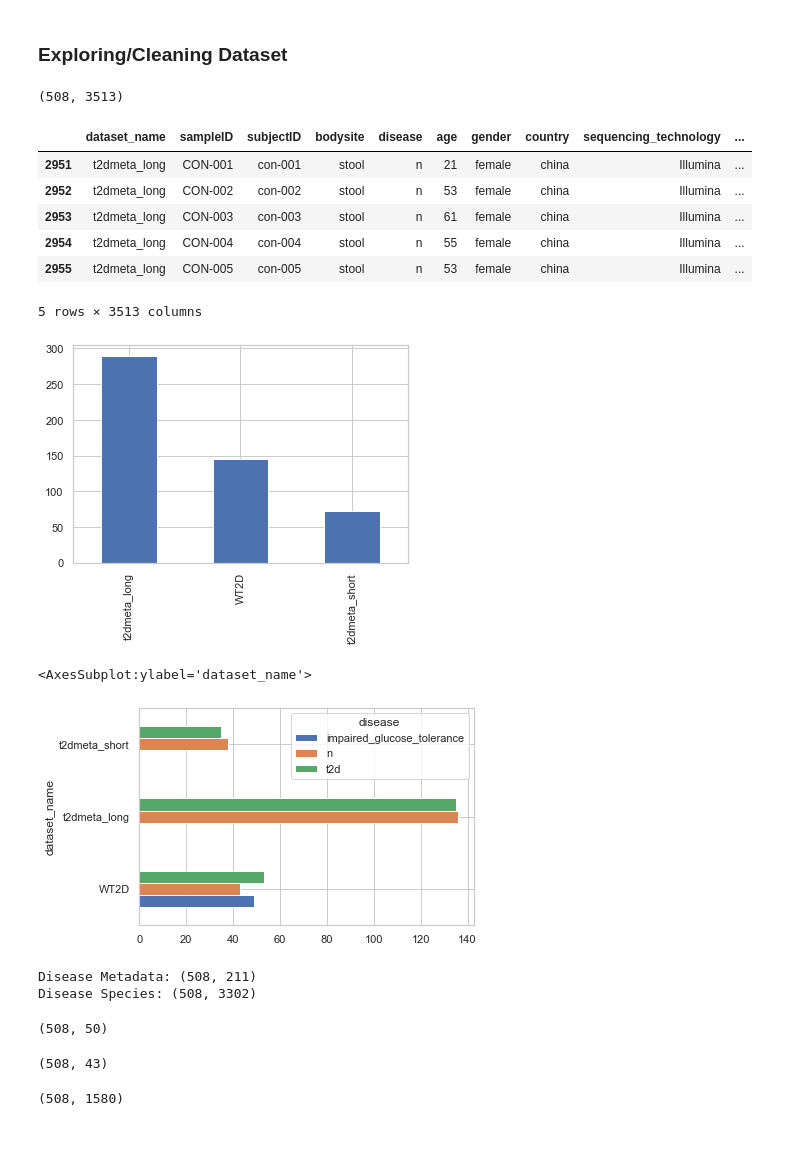
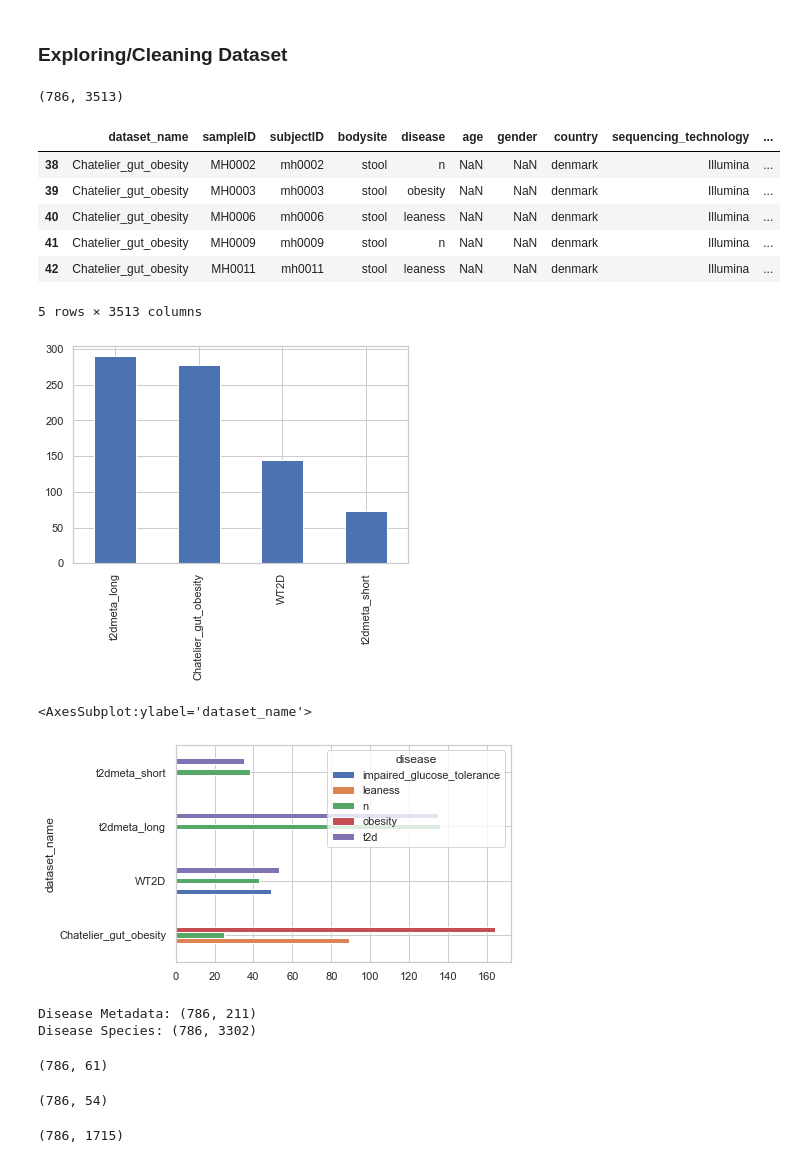
Before and after one commit to ahmadhassan997/CSCI-5523-Human-Microbiome-Project, a Jupyter notebook: scripts/01c-ExploratoryModeling.ipynb, the cells around one changed output. Saved outputs shown, nothing was run; the diff lists cells and outputs as text; code cells hidden in the pictures; blank space fills up the shorter version.

```diff
--- a/scripts/01c-ExploratoryModeling.ipynb
+++ b/scripts/01c-ExploratoryModeling.ipynb
@@ -50,38 +50,38 @@ Name: disease, dtype: int64
 ### Exploring/Cleaning Dataset
 # %%
 # lets work with a few datasets only (diabetes, obesity, leanness)
+abundance_df = abundance_df.loc[(abundance_df.dataset_name == 'WT2D') |
+                                (abundance_df.dataset_name == 't2dmeta_long')|
+                                (abundance_df.dataset_name == 't2dmeta_short') |
+                                (abundance_df.dataset_name == 'Chatelier_gut_obesity'),:]
 # abundance_df = abundance_df.loc[(abundance_df.dataset_name == 'WT2D') |
 #                                 (abundance_df.dataset_name == 't2dmeta_long')|
-#                                 (abundance_df.dataset_name == 't2dmeta_short') |
-#                                 (abundance_df.dataset_name == 'Chatelier_gut_obesity'),:]
-abundance_df = abundance_df.loc[(abundance_df.dataset_name == 'WT2D') |
-                                (abundance_df.dataset_name == 't2dmeta_long')|
-                                (abundance_df.dataset_name == 't2dmeta_short'),:]
+#                                 (abundance_df.dataset_name == 't2dmeta_short'),:]
 
 # change missing values to nan
 abundance_df = abundance_df.replace('nd', np.nan).replace('na', np.nan).replace('-', np.nan).replace(' -', np.nan)
 print(abundance_df.shape)
 abundance_df.head()
 # %% [output]
-(508, 3513)
+(786, 3513)
 |  | dataset_name | sampleID | subjectID | bodysite | disease | age | gender | country | sequencing_technology | ... |
-| 2951 | t2dmeta_long | CON-001 | con-001 | stool | n | 21 | female | china | Illumina | ... |
-| 2952 | t2dmeta_long | CON-002 | con-002 | stool | n | 53 | female | china | Illumina | ... |
-| 2953 | t2dmeta_long | CON-003 | con-003 | stool | n | 61 | female | china | Illumina | ... |
-| 2954 | t2dmeta_long | CON-004 | con-004 | stool | n | 55 | female | china | Illumina | ... |
-| 2955 | t2dmeta_long | CON-005 | con-005 | stool | n | 53 | female | china | Illumina | ... |
+| 38 | Chatelier_gut_obesity | MH0002 | mh0002 | stool | n | NaN | NaN | denmark | Illumina | ... |
+| 39 | Chatelier_gut_obesity | MH0003 | mh0003 | stool | obesity | NaN | NaN | denmark | Illumina | ... |
+| 40 | Chatelier_gut_obesity | MH0006 | mh0006 | stool | leaness | NaN | NaN | denmark | Illumina | ... |
+| 41 | Chatelier_gut_obesity | MH0009 | mh0009 | stool | n | NaN | NaN | denmark | Illumina | ... |
+| 42 | Chatelier_gut_obesity | MH0011 | mh0011 | stool | leaness | NaN | NaN | denmark | Illumina | ... |
 5 rows × 3513 columns
 # %%
 # unique datasets
 df = abundance_df['dataset_name'].value_counts().plot.bar()
 # %% [output]
-[figure, old version]
+[figure, new version]
 # %%
 # Unique diseases in all datasets
 abundance_df.groupby('dataset_name')['disease'].value_counts().unstack().plot.barh()
 # %% [output]
 <AxesSubplot:ylabel='dataset_name'>
-[figure, old version]
+[figure, new version]
 # %%
 # divided the abundance data to metadata and species data
 split_index = abundance_df.columns.get_loc('k__Archaea')
@@ -90,8 +90,8 @@ disease_species = abundance_df.iloc[:, split_index:]
 print("Disease Metadata: {}".format(disease_metadata.shape))
 print("Disease Species: {}".format(disease_species.shape))
 # %% [output]
-Disease Metadata: (508, 211)
-Disease Species: (508, 3302)
+Disease Metadata: (786, 211)
+Disease Species: (786, 3302)
 # %%
 # finding the columns with entry as na
 cols = (  disease_metadata.isna().sum()  !=  len(disease_metadata)  )
@@ -99,7 +99,7 @@ cols = (  disease_metadata.isna().sum()  !=  len(disease_metadata)  )
 disease_metadata_short = disease_metadata[cols[cols].index]
 disease_metadata_short.shape
 # %% [output]
-(508, 50)
+(786, 61)
 # %%
 # get rid of more redundant and unnecessary variables in metadata
 unimportant =['subjectID', 'sequencing_technology', 'pubmedid','#SampleID',
@@ -107,7 +107,7 @@ unimportant =['subjectID', 'sequencing_technology', 'pubmedid','#SampleID',
 disease_metadata_short = disease_metadata_short.drop(columns = unimportant)
 disease_metadata_short.shape
 # %% [output]
-(508, 43)
+(786, 54)
 # %%
 # finding the columns with max entry to zero to remove uninformative variables
 # All values for species >=0, so a column with a max entry of zero means has all zeroes
@@ -116,7 +116,7 @@ cols = (  disease_species.max()  !=  0 )
 disease_species_short = disease_species[cols[cols].index]
 disease_species_short.shape
 # %% [output]
-(508, 1580)
+(786, 1715)
 # %%
 # merge the metadata and species data together after filtering out uninformative variables
 disease_short = disease_metadata_short.join(disease_species_short)
```
Also changed, not shown: parts of 11 cells of this notebook, 1 other file.
